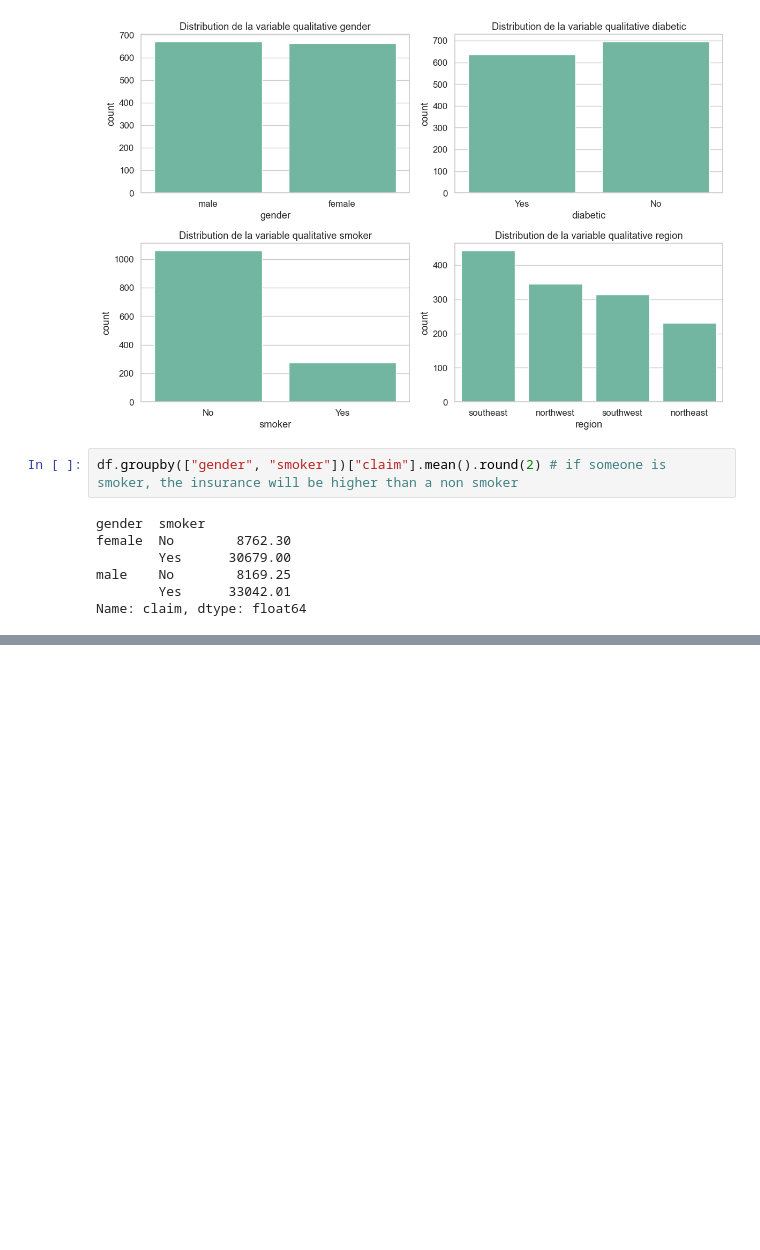
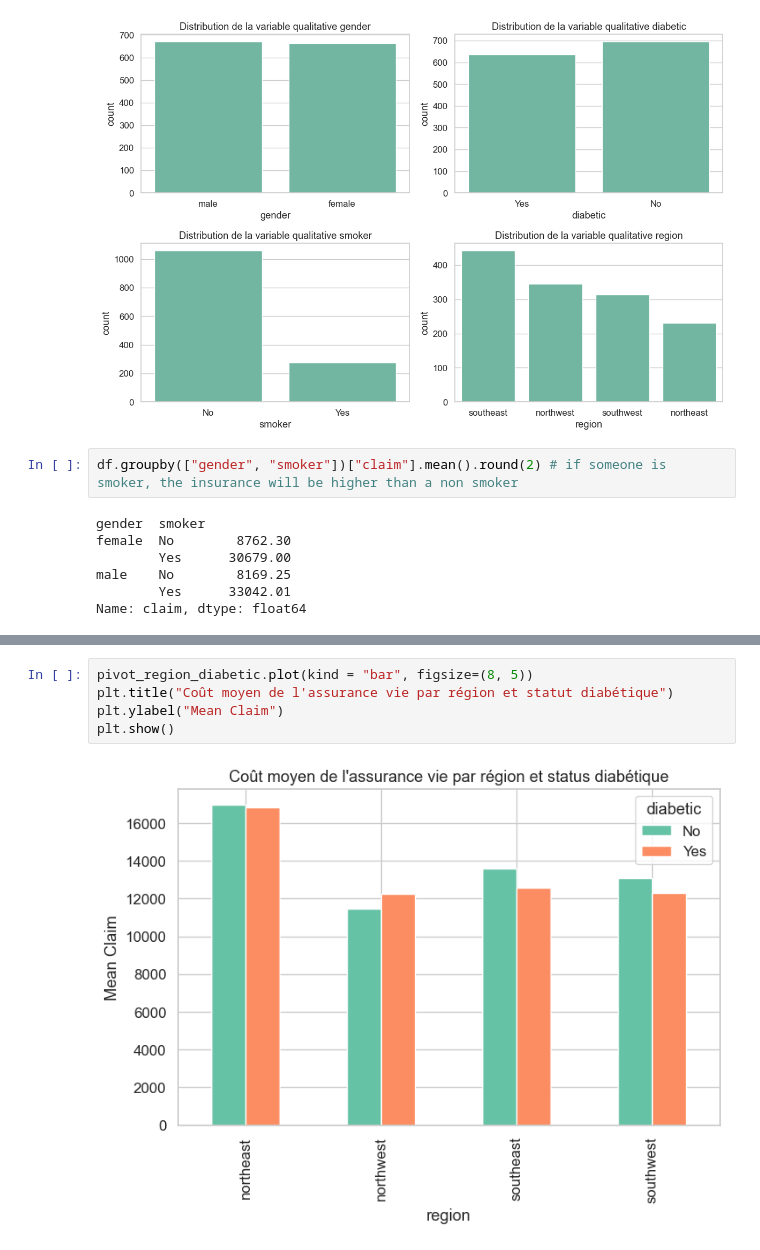
Before and after one commit to MattRodriguez64/HealthInsurancePredictionUS, a Jupyter notebook: model_analysis.ipynb, the cells around one changed output, grey strips where cells are left out. Drawn from its saved outputs; the diff is of its cells as text; blank space fills up the shorter version.

```diff
--- a/model_analysis.ipynb
+++ b/model_analysis.ipynb
@@ -144,0 +162,7 @@ Name: claim, dtype: float64
+# %%
+pivot_region_diabetic.plot(kind = "bar", figsize=(8, 5))
+plt.title("Coût moyen de l'assurance vie par région et statut diabétique")
+plt.ylabel("Mean Claim")
+plt.show()
+# %% [output]
+[figure, added]
```
Also changed, not shown: parts of 19 cells of this notebook.
